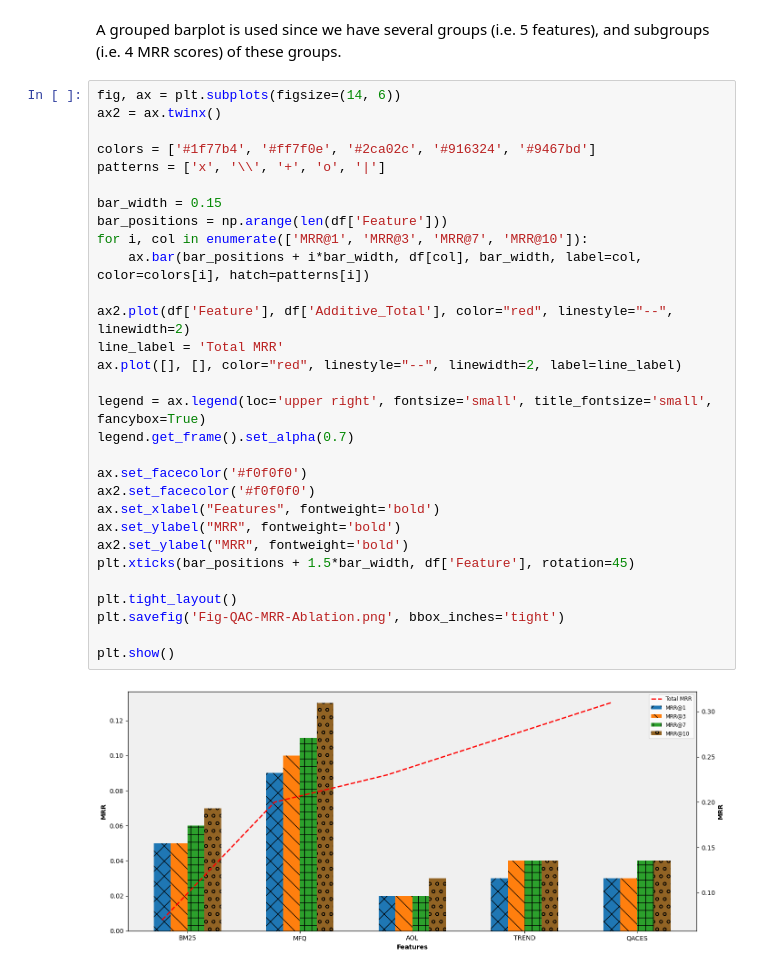
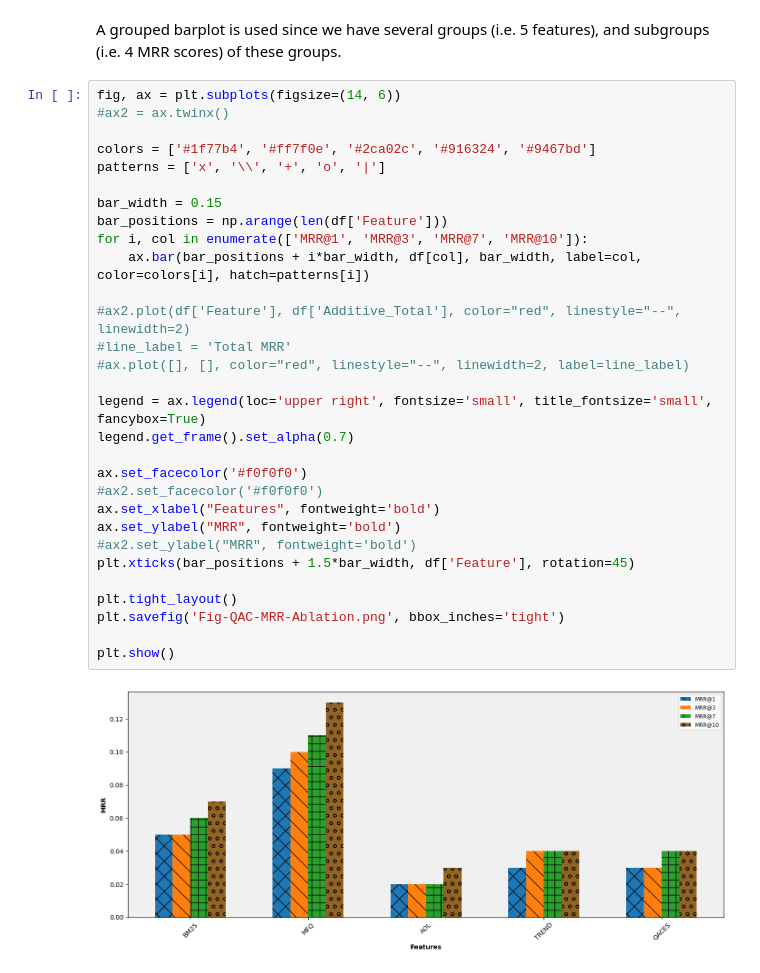
Before and after one commit to ColinDaly75/QAC_with_LTR_for_ES, a Jupyter notebook: mrr-enterprise-search.ipynb, the cells around one changed output. Saved outputs shown, nothing was run; the diff lists cells and outputs as text.

```diff
--- a/mrr-enterprise-search.ipynb
+++ b/mrr-enterprise-search.ipynb
@@ -206,33 +206,33 @@ print (df)
 A grouped barplot is used since we have several groups (i.e. 5 features), and subgroups  (i.e. 4 MRR scores) of these groups.
 # %%
 fig, ax = plt.subplots(figsize=(14, 6))
-ax2 = ax.twinx()
+#ax2 = ax.twinx()
 
 colors = ['#1f77b4', '#ff7f0e', '#2ca02c', '#916324', '#9467bd']
 patterns = ['x', '\\', '+', 'o', '|']
 
 bar_width = 0.15
 bar_positions = np.arange(len(df['Feature']))
 for i, col in enumerate(['MRR@1', 'MRR@3', 'MRR@7', 'MRR@10']):
     ax.bar(bar_positions + i*bar_width, df[col], bar_width, label=col, color=colors[i], hatch=patterns[i])
 
-ax2.plot(df['Feature'], df['Additive_Total'], color="red", linestyle="--", linewidth=2)
-line_label = 'Total MRR'
-ax.plot([], [], color="red", linestyle="--", linewidth=2, label=line_label)
+#ax2.plot(df['Feature'], df['Additive_Total'], color="red", linestyle="--", linewidth=2)
+#line_label = 'Total MRR'
+#ax.plot([], [], color="red", linestyle="--", linewidth=2, label=line_label)
 
 legend = ax.legend(loc='upper right', fontsize='small', title_fontsize='small', fancybox=True)
 legend.get_frame().set_alpha(0.7)
 
 ax.set_facecolor('#f0f0f0')
-ax2.set_facecolor('#f0f0f0')
+#ax2.set_facecolor('#f0f0f0')
 ax.set_xlabel("Features", fontweight='bold')
 ax.set_ylabel("MRR", fontweight='bold')
-ax2.set_ylabel("MRR", fontweight='bold')
+#ax2.set_ylabel("MRR", fontweight='bold')
 plt.xticks(bar_positions + 1.5*bar_width, df['Feature'], rotation=45)
 
 plt.tight_layout()
 plt.savefig('Fig-QAC-MRR-Ablation.png', bbox_inches='tight')
 
 plt.show()
 # %% [output]
-[figure, old version]
+[figure, new version]
```
